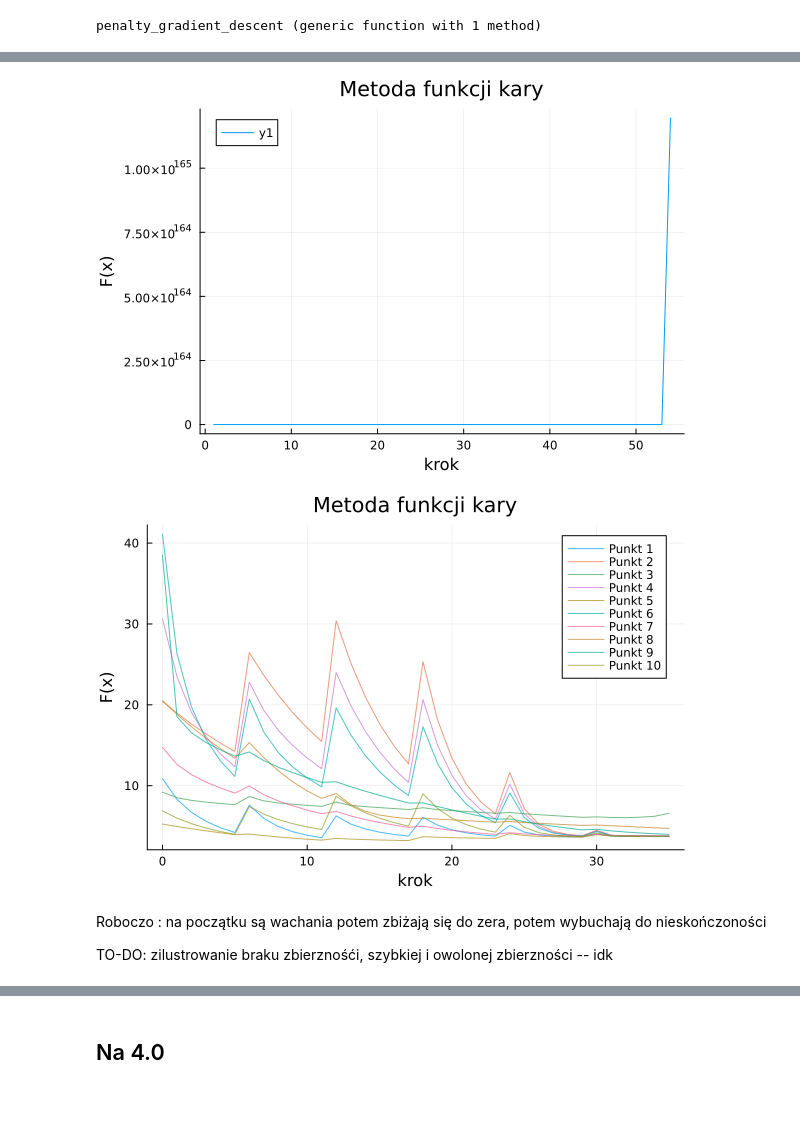
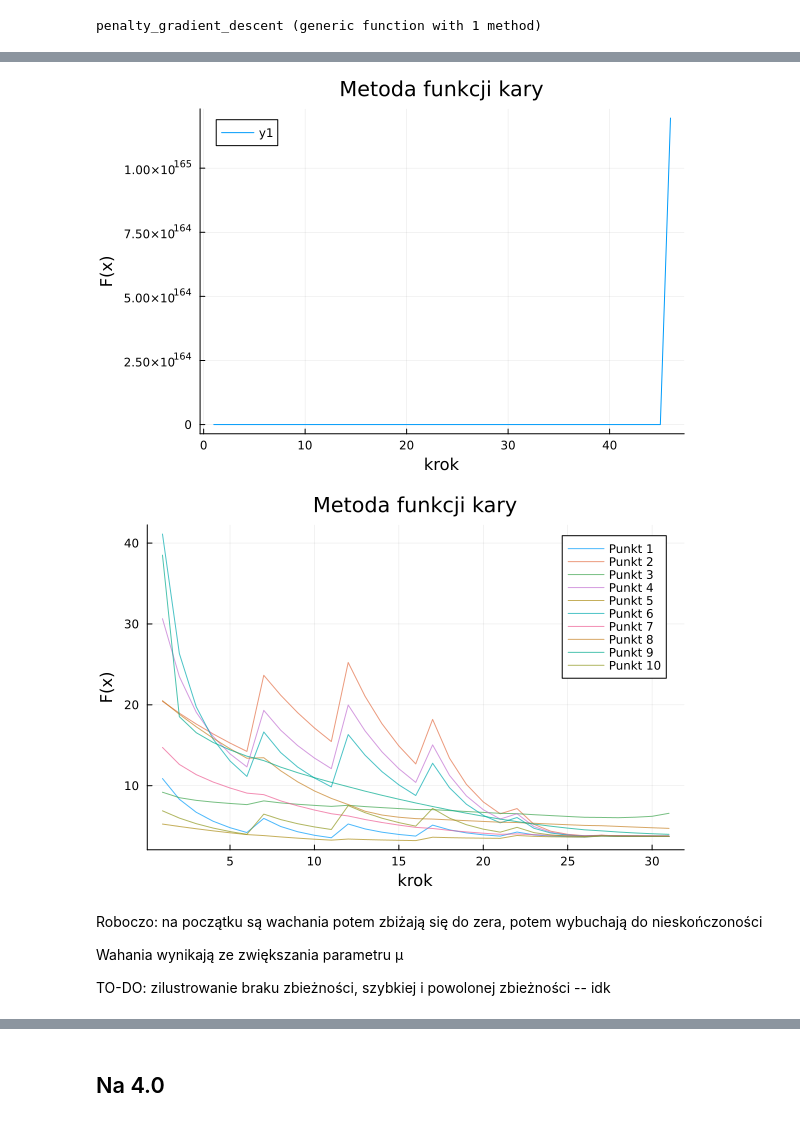
Before and after one commit to esarna/metody-i-algorytmy-optymalizacji, a Jupyter notebook: lab2/zad2.ipynb, the cells around one changed output, grey strips where cells are left out. Cells and saved outputs as stored; diff of their text form; code cells hidden in the pictures.

```diff
--- a/lab2/zad2.ipynb
+++ b/lab2/zad2.ipynb
@@ -137,11 +137,20 @@ function optimize_with_history(cost, grad!, x0; step=0.01, maxiter=100, tol=1e-6
     x = copy(x0)
     history = Float64[]
     for k in 1:maxiter
+        #push!(history, cost(x))
+        x = optimization_function(cost, grad!, x; step=step, maxiter=1, tol=tol)
         push!(history, cost(x))
-        x = optimization_function(cost, grad!, x; step=step, maxiter=1, tol=tol)
     end
-    push!(history, cost(x))
+    #push!(history, cost(x))
     return x, history
 end
 # %% [output]
 optimize_with_history (generic function with 1 method)
+# %%
+p0 = starting_points[2]
+
+x_opt, history = penalty_gradient_descent(f, grad_f!, p0; μ0=1.0, β=2.0, max_iter=7, iter=5, step=0.02)
+
+
+plot(history,
+     xlabel="krok", ylabel="F(x)", title="Metoda funkcji kary")
@@ -160,7 +171,7 @@ end
 p = plot(title="Zbieżność optymalizacji (krok = $step_size)",
          xlabel="Iteracja", ylabel="f(x)", legend=:topright)
 for (i, hist) in enumerate(all_histories)
-    plot!(p, 0:100, hist, label="Punkt $i", alpha=0.7)
+    plot!(p,  hist, label="Punkt $i", alpha=0.7)
 end
 display(p)
 # %% [output]
@@ -187,13 +198,12 @@ end
 # %% [output]
 grad_g (generic function with 1 method)
 # %%
-function penalty_gradient_descent(f, grad_f!, x0; μ0 = 1.0, β = 2.0, max_iter = 15)
+function penalty_gradient_descent(f, grad_f!, x0; μ0 = 1.0, β = 2.0, max_iter = 15, iter=5, step = 0.01)
 
     x_k = copy(x0)
     μ = μ0
 
     history = Float64[]
-
     for i in 1:max_iter
 
         function penalized_f(x)
@@ -209,10 +219,12 @@ function penalty_gradient_descent(f, grad_f!, x0; μ0 = 1.0, β = 2.0, max_iter
 
             g_out .+= 2*μ*gx .* gg
         end
-
+        if i == 1
+            append!(history, penalized_f(x_k) )
+        end
         x_k, hist = optimize_with_history(
             penalized_f, penalized_f_grad!, x_k;
-            step = 0.01, maxiter = 5)
+            step = step, maxiter = iter)
 
         append!(history, hist)
 
@@ -246,22 +258,24 @@ x_opt, history = penalty_gradient_descent(
 plot(history,
      xlabel="krok", ylabel="F(x)", title="Metoda funkcji kary")
 # %% [output]
-[figure, old version]
+[figure, new version]
 # %%
 MAXITER = 6
 
 p = plot(xlabel="krok", ylabel="F(x)", title="Metoda funkcji kary")
 
 penalty_histories = [penalty_gradient_descent(f, grad_f!, x0; μ0=1.0, β=2.0, max_iter=MAXITER) |> last
                     for x0 in starting_points]
 
 for (i, hist) in enumerate(penalty_histories)
-    plot!(p, 0:(MAXITER*6) - 1, hist, label="Punkt $i", alpha=0.7)
+    plot!(p,  hist, label="Punkt $i", alpha=0.7)
 end
 display(p)
 # %% [output]
-[figure, old version]
+[figure, new version]
 # %% [markdown]
-Roboczo : na początku są wachania potem zbiżają się do zera, potem wybuchają do nieskończoności
+Roboczo: na początku są wachania potem zbiżają się do zera, potem wybuchają do nieskończoności
 
-TO-DO: zilustrowanie braku zbierznośći, szybkiej i owolonej zbierzności -- idk
+Wahania wynikają ze zwiększania parametru μ
+
+TO-DO: zilustrowanie braku zbieżności, szybkiej i powolonej zbieżności -- idk
```
Also changed, not shown: parts of 13 cells of this notebook.
